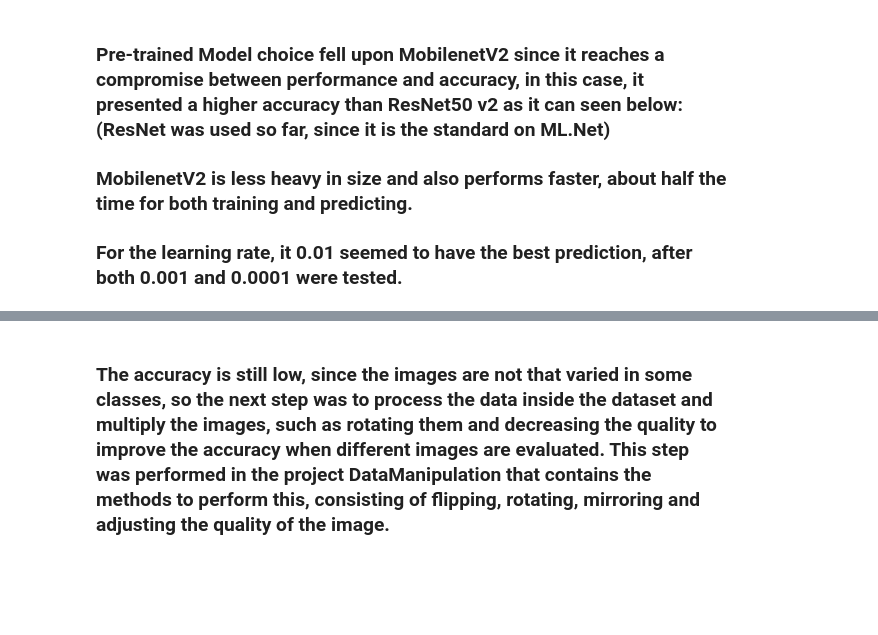
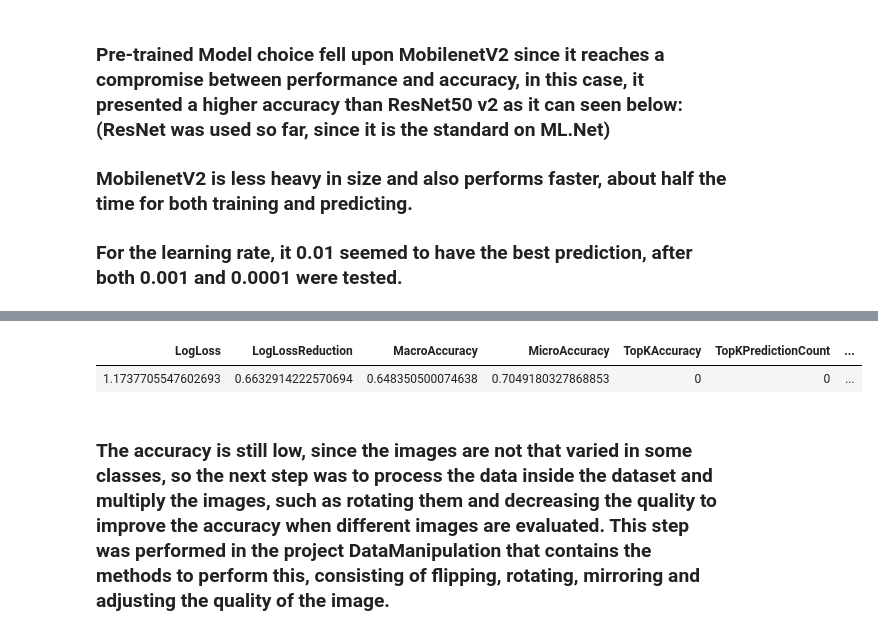
Before and after one commit to BPR-TEAM/FlowerPredictFunction, a Jupyter notebook: Orange Bush - Image Classification.ipynb, the cells around one changed output, grey strips where cells are left out. Saved outputs shown, nothing was run; the diff lists cells and outputs as text; code cells hidden in the pictures; blank space fills up the shorter version.

```diff
--- a/Orange Bush - Image Classification.ipynb
+++ b/Orange Bush - Image Classification.ipynb
@@ -311,2 +299,7 @@ metrics
+# %%
+metrics1
+# %% [output]
+| LogLoss | LogLossReduction | MacroAccuracy | MicroAccuracy | TopKAccuracy | TopKPredictionCount | ... |
+| 1.1737705547602693 | 0.6632914222570694 | 0.648350500074638 | 0.7049180327868853 | 0 | 0 | ... |
 # %% [markdown]
 ### The accuracy is still low, since the images are not that varied in some classes, so the next step was to process the data inside the dataset and multiply the images, such as rotating them and decreasing the quality to improve the accuracy when different images are evaluated. This step was performed in the project DataManipulation that contains the methods to perform this, consisting of flipping, rotating, mirroring and adjusting the quality of the image.
```
Also changed, not shown: parts of 17 cells of this notebook.
